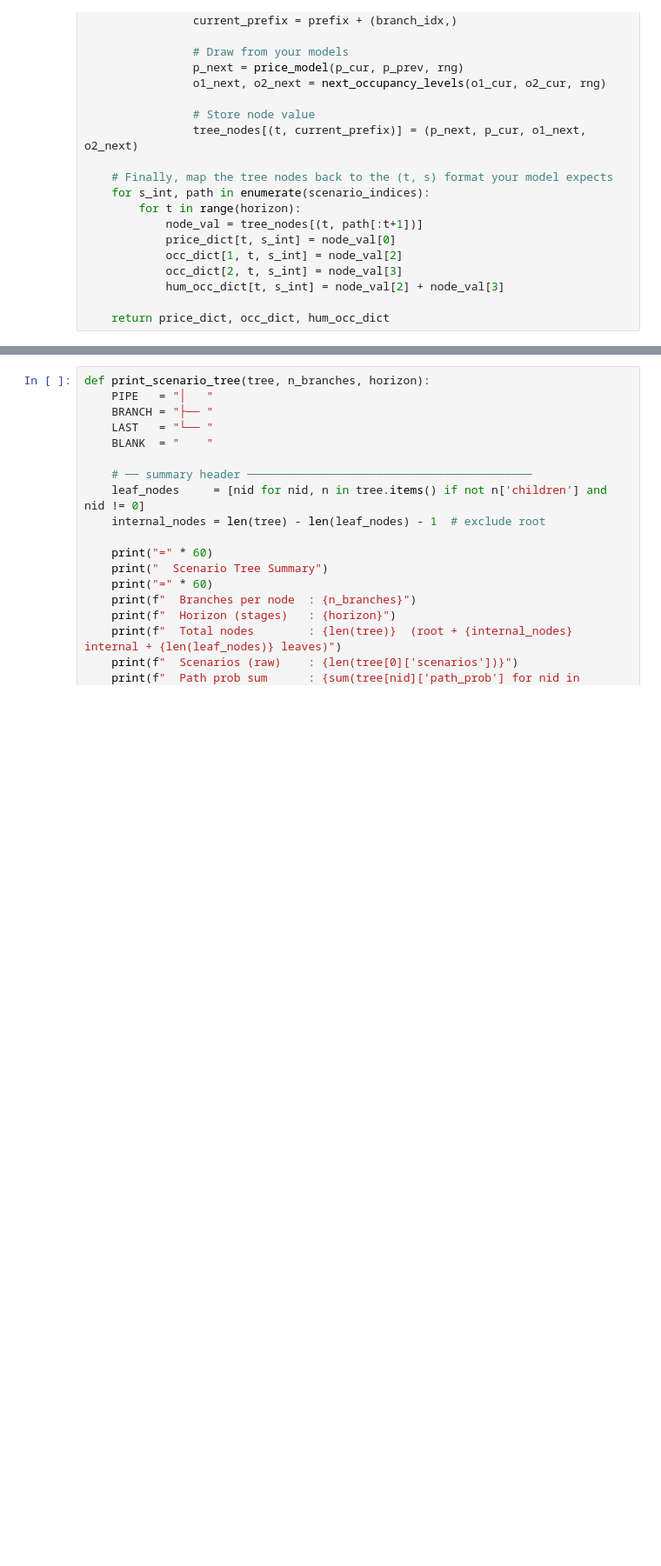
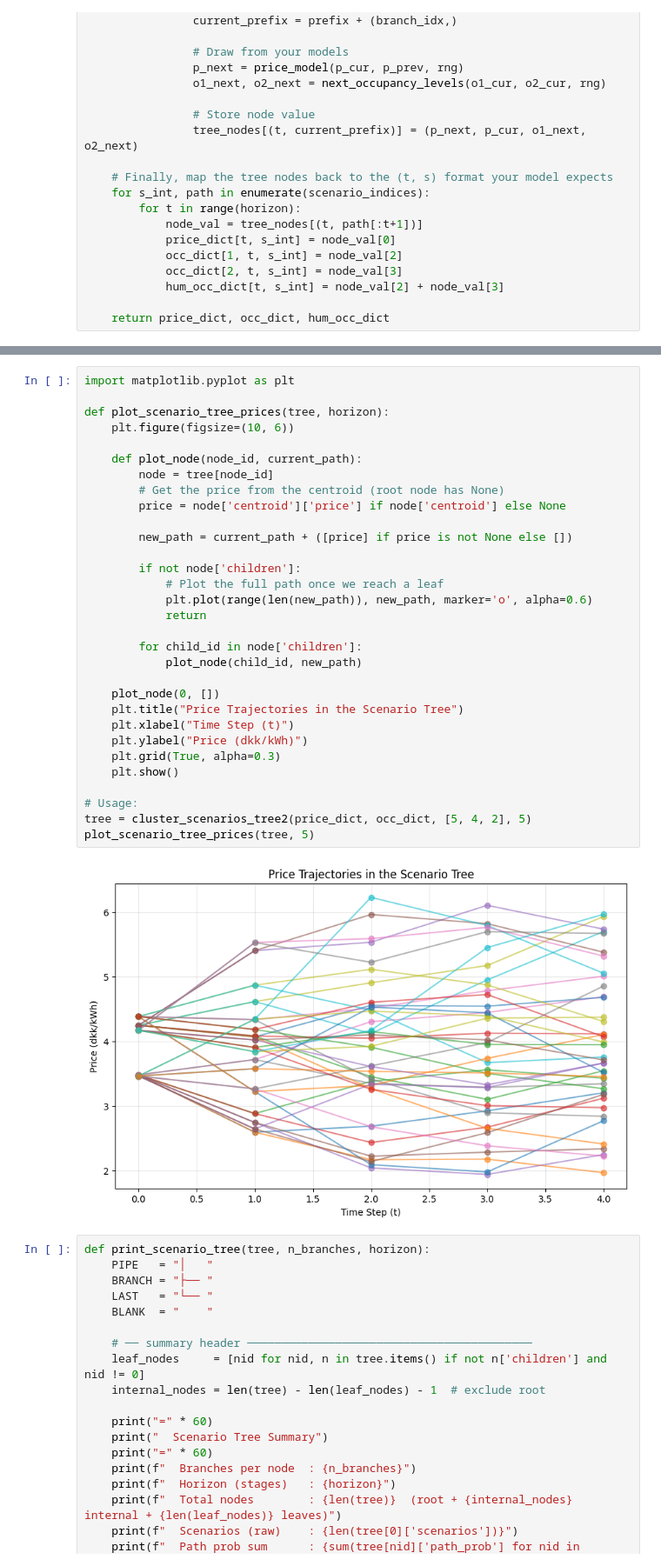
Before and after one commit to mauricioparas03-ops/Decision_project, a Jupyter notebook: PART_B/multiSP_debug.ipynb, the cells around one changed output, grey strips where cells are left out. Shown at 87% size. Cells and saved outputs as stored; diff of their text form; blank space fills up the shorter version.

```diff
--- a/PART_B/multiSP_debug.ipynb
+++ b/PART_B/multiSP_debug.ipynb
@@ -482,6 +478,39 @@ def cluster_scenarios_tree2(price_dict, occ_dict, branching_factors, horizon):
         nodes_at_current_stage = nodes_at_next_stage
 
     return tree
+# %%
+import matplotlib.pyplot as plt
+
+def plot_scenario_tree_prices(tree, horizon):
+    plt.figure(figsize=(10, 6))
+
+    def plot_node(node_id, current_path):
+        node = tree[node_id]
+        # Get the price from the centroid (root node has None)
+        price = node['centroid']['price'] if node['centroid'] else None
+
+        new_path = current_path + ([price] if price is not None else [])
+
+        if not node['children']:
+            # Plot the full path once we reach a leaf
+            plt.plot(range(len(new_path)), new_path, marker='o', alpha=0.6)
+            return
+
+        for child_id in node['children']:
+            plot_node(child_id, new_path)
+
+    plot_node(0, [])
+    plt.title("Price Trajectories in the Scenario Tree")
+    plt.xlabel("Time Step (t)")
+    plt.ylabel("Price (dkk/kWh)")
+    plt.grid(True, alpha=0.3)
+    plt.show()
+
+# Usage:
+tree = cluster_scenarios_tree2(price_dict, occ_dict, [5, 4, 2], 5)
+plot_scenario_tree_prices(tree, 5)
+# %% [output]
+[figure, added]
 # %%
 def print_scenario_tree(tree, n_branches, horizon):
     PIPE   = "│   "
```
Also changed, not shown: parts of 13 cells of this notebook.
